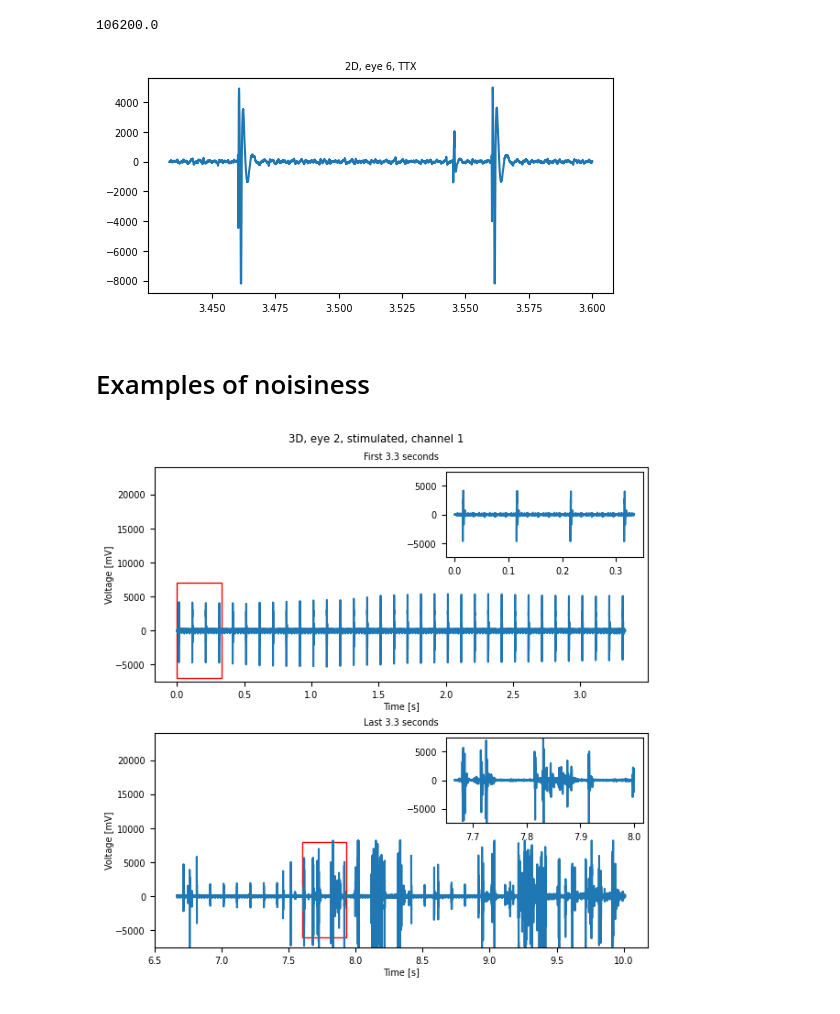
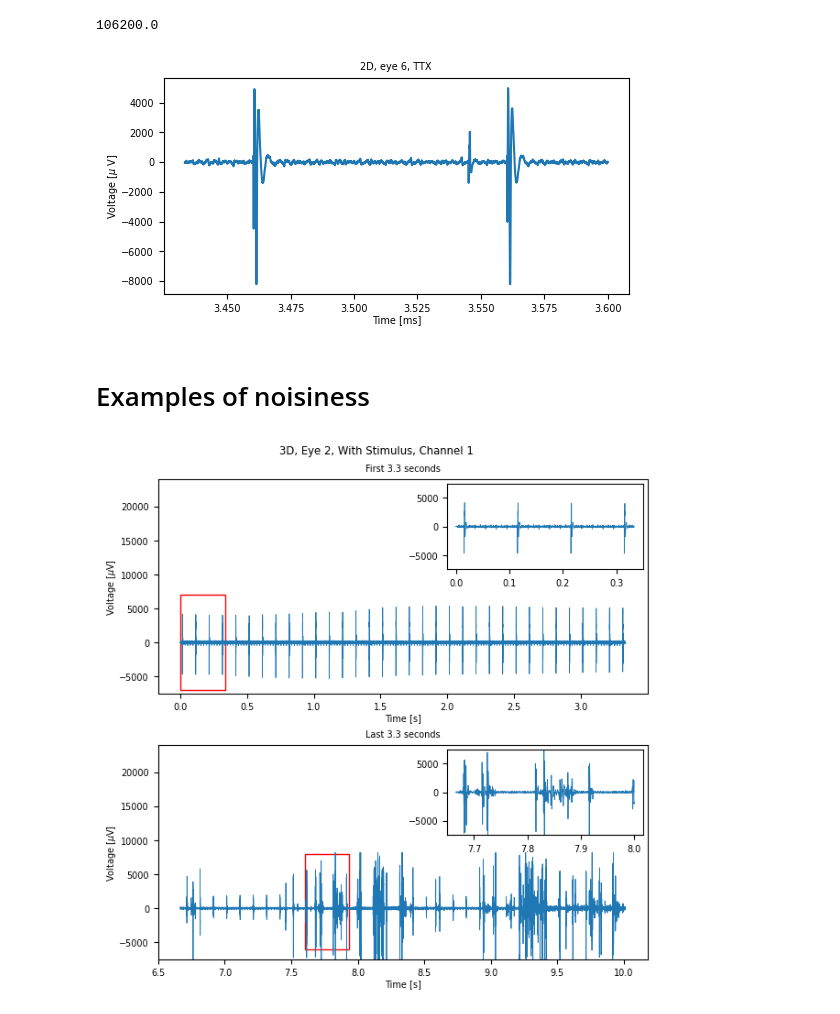
Before and after one commit to Whitesheep18/retinal-ecap-detection, a Jupyter notebook: eda/irregularities.ipynb, the cells around one changed output. Drawn from its saved outputs; the diff is of its cells as text; code cells hidden in the pictures.

```diff
--- a/eda/irregularities.ipynb
+++ b/eda/irregularities.ipynb
@@ -45,17 +45,19 @@ print(3.54*30000)
 # %%
 eye = 6
 design = '2D'
 experiment = 'TTX'
 time, data = get_signal_by_type(eye=eye, design=design, experiment=experiment, verbose=0)
 channel_id = 0
 plt.figure()
 plt.title(f"{design}, eye {eye}, {experiment}")
 plt.plot(time[103000:108000], data[103000:108000, channel_id], label="Channel 1", color='tab:blue')
 plt.gcf().set_size_inches(6, 2.8)
+plt.xlabel("Time [ms]")
+plt.ylabel("Voltage [$\mu$ V]")
 plt.savefig(f"../../figures/additional_sa.pdf", bbox_inches='tight')
 plt.show()
 # %% [output]
-[figure, old version]
+[figure, new version]
 # %% [markdown]
 # Examples of noisiness
 # %%
@@ -68,20 +70,20 @@ design = '3D'
 experiment = 'stimulated'
 time, data = get_signal_by_type(eye=eye, design=design, experiment=experiment, verbose=0)
 channel_id = 0
-
+experiment_map = {'TTX': 'TTX', 'stimulated': 'With Stimulus', 'non-stimulated': 'Without Stimulus'}
 zoom_length = 10000
 
 fig, axs = plt.subplots(2, 1, constrained_layout=True)
-fig.suptitle(f"{design}, eye {eye}, {experiment}, channel {channel_id+1}")
+fig.suptitle(f"{design}, Eye {eye}, {experiment_map[experiment]}, Channel {channel_id+1}")
 
-axs[0].plot(time[:100000], data[:100000, channel_id], label=f"Channel {channel_id+1}", color='tab:blue')
+axs[0].plot(time[:100000], data[:100000, channel_id], label=f"Channel {channel_id+1}", color='tab:blue', linewidth=0.6)
 axs[0].set_ylim(-7500, 24000)
 axs[0].set_title("First 3.3 seconds")
-axs[0].set_ylabel("Voltage [mV]")
+axs[0].set_ylabel("Voltage [$\mu$V]")
 axs[0].set_xlabel("Time [s]")
 
 inset_1 = inset_axes(axs[0], height='40%', width='40%')
-inset_1.plot(time[:zoom_length], data[:zoom_length, channel_id], label=f"Channel {channel_id+1}", color='tab:blue')
+inset_1.plot(time[:zoom_length], data[:zoom_length, channel_id], label=f"Channel {channel_id+1}", color='tab:blue', linewidth=0.6)
 inset_1.set_ylim(-7500, 7500)
 
 # Define the position, width, and height of the rectangle
@@ -94,15 +96,15 @@ rectangle = Rectangle(rectangle_position, rectangle_width, rectangle_height,
                       fc ='none', edgecolor='red', linewidth=1, alpha=1)  # alpha for transparency
 axs[0].add_patch(rectangle)
 
-axs[1].plot(time[200000:], data[200000:, channel_id], label=f"Channel {channel_id+1}", color='tab:blue')
+axs[1].plot(time[200000:], data[200000:, channel_id], label=f"Channel {channel_id+1}", color='tab:blue', linewidth=0.6)
 axs[1].set_ylim(-7500, 24000)
 axs[1].set_title("Last 3.3 seconds")
-axs[1].set_ylabel("Voltage [mV]")
+axs[1].set_ylabel("Voltage [$\mu$V]")
 axs[1].set_xlabel("Time [s]")
 
 inset_2 = inset_axes(axs[1], height='40%', width='40%')
 start = 230000
-inset_2.plot(time[start:start + zoom_length], data[start:start + zoom_length, channel_id], label=f"Channel {channel_id+1}", color='tab:blue')
+inset_2.plot(time[start:start + zoom_length], data[start:start + zoom_length, channel_id], label=f"Channel {channel_id+1}", color='tab:blue', linewidth=0.6)
 inset_2.set_ylim(-7500, 7500)
 
 
@@ -118,4 +120,4 @@ plt.gcf().set_size_inches(6, 6)
 plt.savefig(f"../../figures/noise_example.pdf", bbox_inches='tight')
 plt.show()
 # %% [output]
-[figure, old version]
+[figure, new version]
```
Also changed, not shown: parts of 2 cells of this notebook.
